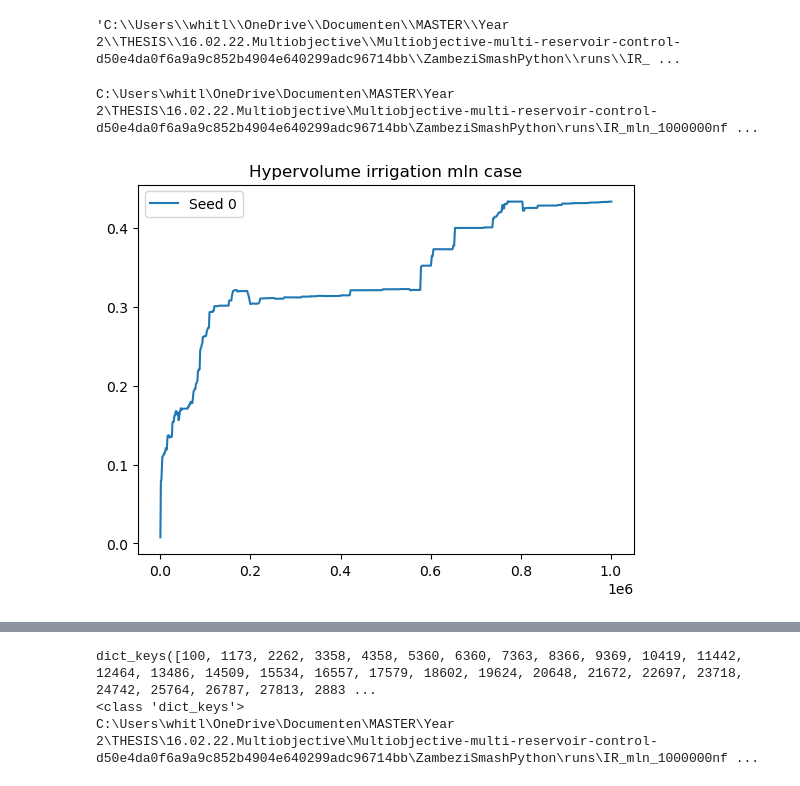
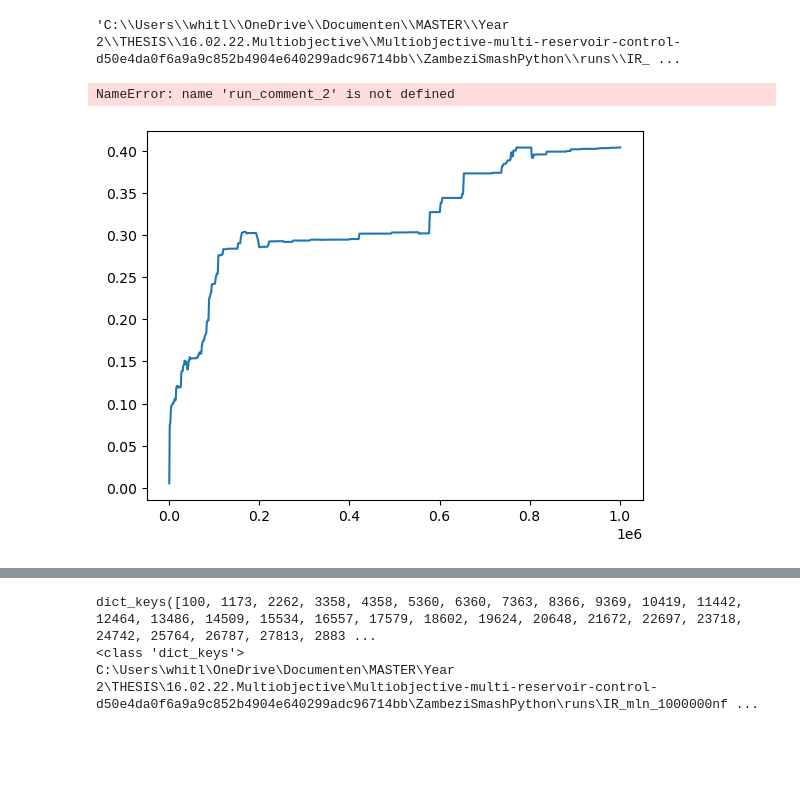
Before and after one commit to poeufs/16.02.22.Multiobjective, a Jupyter notebook: Multiobjective-multi-reservoir-control-d50e4da0f6a9a9c852b4904e640299adc96714bb/ZambeziSmashPython/notebooks/Convergence.ipynb, the cells around one changed output, grey strips where cells are left out. Cells and saved outputs as stored; diff of their text form; code cells hidden in the pictures; blank space fills up the shorter version.

```diff
--- a/Multiobjective-multi-reservoir-control-d50e4da0f6a9a9c852b4904e640299adc96714bb/ZambeziSmashPython/notebooks/Convergence.ipynb
+++ b/Multiobjective-multi-reservoir-control-d50e4da0f6a9a9c852b4904e640299adc96714bb/ZambeziSmashPython/notebooks/Convergence.ipynb
@@ -289,11 +291,11 @@ norm_worst_array = np.ascontiguousarray([1.0, 1.0, 1.0])
 
 hvs_dict, norm_hvs_dict = process_archives(seeds, worst_array, norm_worst_array)
 
-norm_hvs_dicts = [norm_hvs_dict]
+hvs_dicts = [hvs_dict]
 
 # Iterate through dictionaries and plot lines
-for i, norm_hvs_dict in enumerate(norm_hvs_dicts, start=1):
-    for seed, values in norm_hvs_dict.items():
+for i, hvs_dict in enumerate(hvs_dicts, start=1):
+    for seed, values in hvs_dict.items():
         x = list(values.keys())  # Assuming the keys are x-axis values
         y = list(values.values())  # Assuming the values are y-axis values
         plt.plot(x, y, label=f'Seed {seed}')
@@ -644,7 +664,7 @@ os.getcwd()
 
 nfe = 1000000 #
 seeds = 1
-run_comment = 'mln'
+run_comment = 'mln3'
 run_label = f"IR_{run_comment}_{nfe}nfe_{seeds}seed" #{run_comment}_
 
 os.chdir(f'../runs/{run_label}')
@@ -785,26 +772,74 @@ import hvwfg
 # %%
+'''
+worst_array = get_worst_values_ir(nfe, seeds, run_comment)
 
 hvs_dict, norm_hvs_dict = process_archives(seeds, worst_array, norm_worst_array)
 
 norm_hvs_dicts = [norm_hvs_dict]
 
 # Iterate through dictionaries and plot lines
 for i, norm_hvs_dict in enumerate(norm_hvs_dicts, start=1):
     for seed, values in norm_hvs_dict.items():
         x = list(values.keys())  # Assuming the keys are x-axis values
         y = list(values.values())  # Assuming the values are y-axis values
         plt.plot(x, y, label=f'Seed {seed}')
 
-plt.title(f'Hypervolume irrigation {run_comment} case')
+plt.title(f'Hypervolume irrigation {run_comment} case, normalized')
 plt.legend()
 
-print(os.getcwd())
-relative_path = '../../plots'
-filename = f'irr_{run_comment}_hv.png'  # Assuming run_comment is defined
+#print(os.getcwd())
+#relative_path = '../../plots'
+#filename = f'irr_{run_comment}_hv.png'  # Assuming run_comment is defined
 
-plt.savefig(os.path.join(relative_path, filename))
+#plt.savefig(os.path.join(relative_path, filename))
 
 plt.show()
+'''
+if not os.path.exists("../src"):
+    os.chdir("../../src")
+else:
+    os.chdir('../src')
+os.getcwd()
+nfe = 1000000 #
+seeds = 1
+run_comment = 'mln3'
+run_comment2 = 'mln'
+worst_array = get_worst_values_ir(nfe, seeds, run_comment)
+if not os.path.exists("../src"):
+    os.chdir("../../src")
+else:
+    os.chdir('../src')
+os.getcwd()
+worst_array_2 = get_worst_values_ir(nfe, seeds, run_comment2)
+
+hvs_dict, norm_hvs_dict = process_archives(seeds, worst_array, norm_worst_array)
+hvs_dict_2, norm_hvs_dict_2 = process_archives(seeds, worst_array_2, norm_worst_array)
+
+norm_hvs_dicts = [norm_hvs_dict, norm_hvs_dict_2]
+
+# Iterate through dictionaries and plot lines for the first run
+for seed, values in norm_hvs_dict.items():
+    x = list(values.keys())  # Assuming the keys are x-axis values
+    y = list(values.values())  # Assuming the values are y-axis values
+    plt.plot(x, y, label=f'Seed {seed} - {run_comment}')
+
+# Iterate through dictionaries and plot lines for the second run
+for seed, values in norm_hvs_dict_2.items():
+    x = list(values.keys())  # Assuming the keys are x-axis values
+    y = list(values.values())  # Assuming the values are y-axis values
+    plt.plot(x, y, label=f'Seed {seed} - {run_comment_2}')
+
+plt.title(f'Hypervolume irrigation {run_comment} and {run_comment2} cases, normalized')
+plt.legend()
+
+# Uncomment these lines if you want to save the plot
+# print(os.getcwd())
+# relative_path = '../../plots'
+# filename = f'irr_{run_comment}_and_{run_comment_2}_hv.png'  # Assuming run_comment and run_comment_2 are defined
+
+# plt.savefig(os.path.join(relative_path, filename))
+
+plt.show()
 # %% [output]
-C:\Users\whitl\OneDrive\Documenten\MASTER\Year 2\THESIS\16.02.22.Multiobjective\Multiobjective-multi-reservoir-control-d50e4da0f6a9a9c852b4904e640299adc96714bb\ZambeziSmashPython\runs\IR_mln_1000000nf ...
+NameError: name 'run_comment_2' is not defined
-[figure, old version]
+[figure, new version]
```
Also changed, not shown: parts of 36 cells of this notebook, 3 other files.
